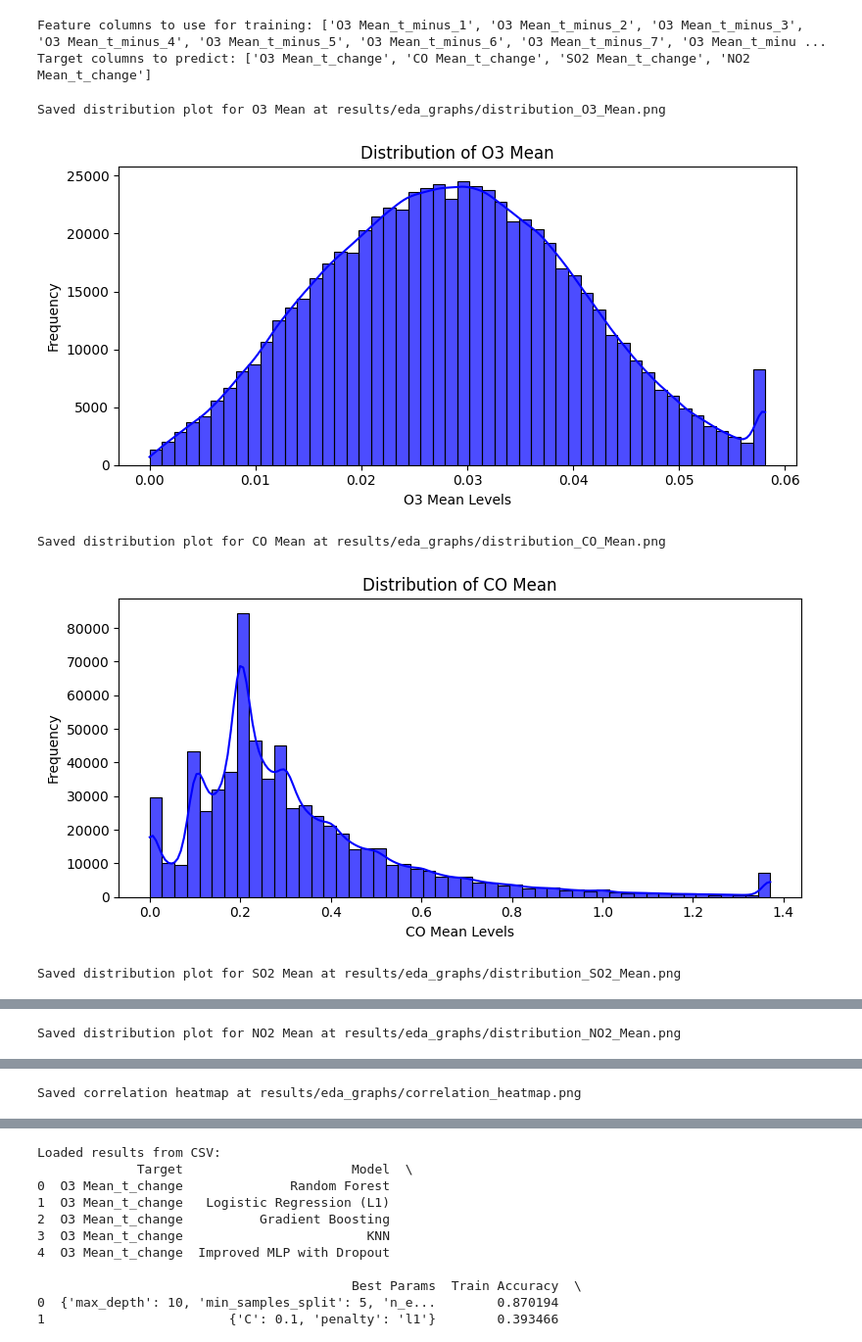
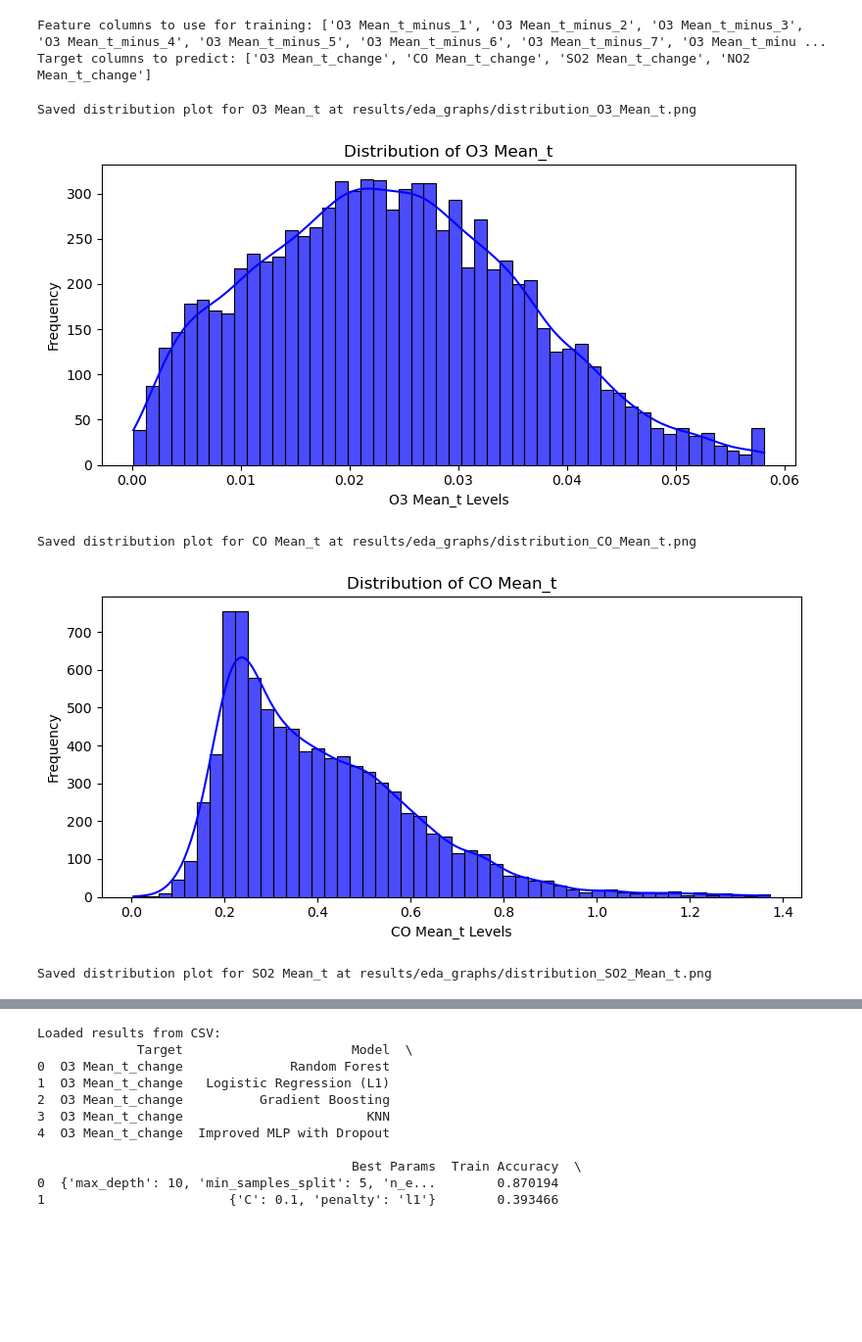
Before and after one commit to Gibur13/Final_project_AML, a Jupyter notebook: Final_Project.ipynb, the cells around one changed output, grey strips where cells are left out. Shown at 98% size. Drawn from its saved outputs; the diff is of its cells as text; code cells hidden in the pictures; blank space fills up the shorter version.

```diff
--- a/Final_Project.ipynb
+++ b/Final_Project.ipynb
@@ -232,7 +232,7 @@ def featurize_time_series(df, col_name, lag_freq, num_trailing_periods, reduce_r
         new_df[f'{col_name}_change_category'] = new_df[f'{col_name}_change'].apply(categorize_changes_in_mean)
         #rename change category to _t_change
         new_df = new_df.drop(columns=[f'{col_name}_change'])
-        new_df = new_df.drop(columns=[f'{col_name}_t'])
+        # new_df = new_df.drop(columns=[f'{col_name}_t'])
         new_df = new_df.rename(columns={f'{col_name}_change_category': f'{col_name}_t_change'})
 
     new_df = new_df.dropna() #insufficient trailing periods
@@ -249,9 +249,11 @@ featurized_data = featurized_dfs[features[0]]
 for feature in features[1:]:
     featurized_data = featurized_data.merge(featurized_dfs[feature], on=['Address', 'Date'])
 target_col_names = [f'{feature}_t_change' for feature in features]
-feature_col_names = [col for col in featurized_data.columns if col not in ['Address', 'Date'] + target_col_names]
+feature_col_names = [col for col in featurized_data.columns if 't_minus' in col] #past data only
+VIEW_ONLY_COL_NAMES = [f'{feature}_t' for feature in features]
 #rearrange so the Address, Date, and target col names are upfront but do not lose any cols
-featurized_data = featurized_data[['Address', 'Date'] + target_col_names + [col for col in featurized_data.columns if col not in ['Address', 'Date'] + target_col_names]]
+reference_only_data = featurized_data[['Address','Date'] + VIEW_ONLY_COL_NAMES]
+featurized_data = featurized_data[['Address', 'Date'] + target_col_names + feature_col_names]
 featurized_data
 # %% [output]
 |  | Address | Date | O3 Mean_t_change | CO Mean_t_change | SO2 Mean_t_change | NO2 Mean_t_change | ... |
@@ -301,42 +302,42 @@ os.makedirs(eda_graphs_folder, exist_ok=True)
 # Step 1: Exploratory Data Analysis (EDA)
 
 # Define numerical features explicitly
-numerical_features = ['O3 Mean', 'CO Mean', 'SO2 Mean', 'NO2 Mean']
-
+# numerical_features = ['O3 Mean', 'CO Mean', 'SO2 Mean', 'NO2 Mean']
+VIEW_ONLY_COL_NAMES #
 # Visualize the distribution of key pollutants
-for pollutant in numerical_features:
+for pollutant in VIEW_ONLY_COL_NAMES:
     plt.figure(figsize=(8, 4))
-    sns.histplot(data_cleaned[pollutant], bins=50, kde=True, color="blue", alpha=0.7)
+    sns.histplot(reference_only_data[pollutant], bins=50, kde=True, color="blue", alpha=0.7)
     plt.title(f"Distribution of {pollutant}")
     plt.xlabel(f"{pollutant} Levels")
     plt.ylabel("Frequency")
     plt.tight_layout()
 
     # Save the plot
     plot_path = os.path.join(eda_graphs_folder, f"distribution_{pollutant.replace(' ', '_')}.png")
     plt.savefig(plot_path)
     print(f"Saved distribution plot for {pollutant} at {plot_path}")
 
     # Show the plot
     plt.show()
 
 # Correlation heatmap for numerical features
 plt.figure(figsize=(12, 8))
-corr_matrix = data_cleaned[numerical_features].corr()
+corr_matrix = reference_only_data[[f for f in VIEW_ONLY_COL_NAMES]].corr()
 sns.heatmap(corr_matrix, annot=True, cmap="coolwarm", fmt=".2f", linewidths=0.5)
 plt.title("Correlation Heatmap of Numerical Features")
 plt.tight_layout()
 
 # Save the heatmap
 heatmap_path = os.path.join(eda_graphs_folder, "correlation_heatmap.png")
 plt.savefig(heatmap_path)
 print(f"Saved correlation heatmap at {heatmap_path}")
 
 # Show the heatmap
 plt.show()
 # %% [output]
-Saved distribution plot for O3 Mean at results/eda_graphs/distribution_O3_Mean.png
+Saved distribution plot for O3 Mean_t at results/eda_graphs/distribution_O3_Mean_t.png
-[figure, old version]
+[figure, new version]
-Saved distribution plot for CO Mean at results/eda_graphs/distribution_CO_Mean.png
+Saved distribution plot for CO Mean_t at results/eda_graphs/distribution_CO_Mean_t.png
-[figure, old version]
+[figure, new version]
-Saved distribution plot for SO2 Mean at results/eda_graphs/distribution_SO2_Mean.png
+Saved distribution plot for SO2 Mean_t at results/eda_graphs/distribution_SO2_Mean_t.png
@@ -344 +344,0 @@ Saved distribution plot for SO2 Mean at results/eda_graphs/distribution_SO2_Mean
-Saved distribution plot for NO2 Mean at results/eda_graphs/distribution_NO2_Mean.png
@@ -346 +344,0 @@ Saved distribution plot for NO2 Mean at results/eda_graphs/distribution_NO2_Mean
-Saved correlation heatmap at results/eda_graphs/correlation_heatmap.png
```
Also changed, not shown: parts of 12 cells of this notebook.
